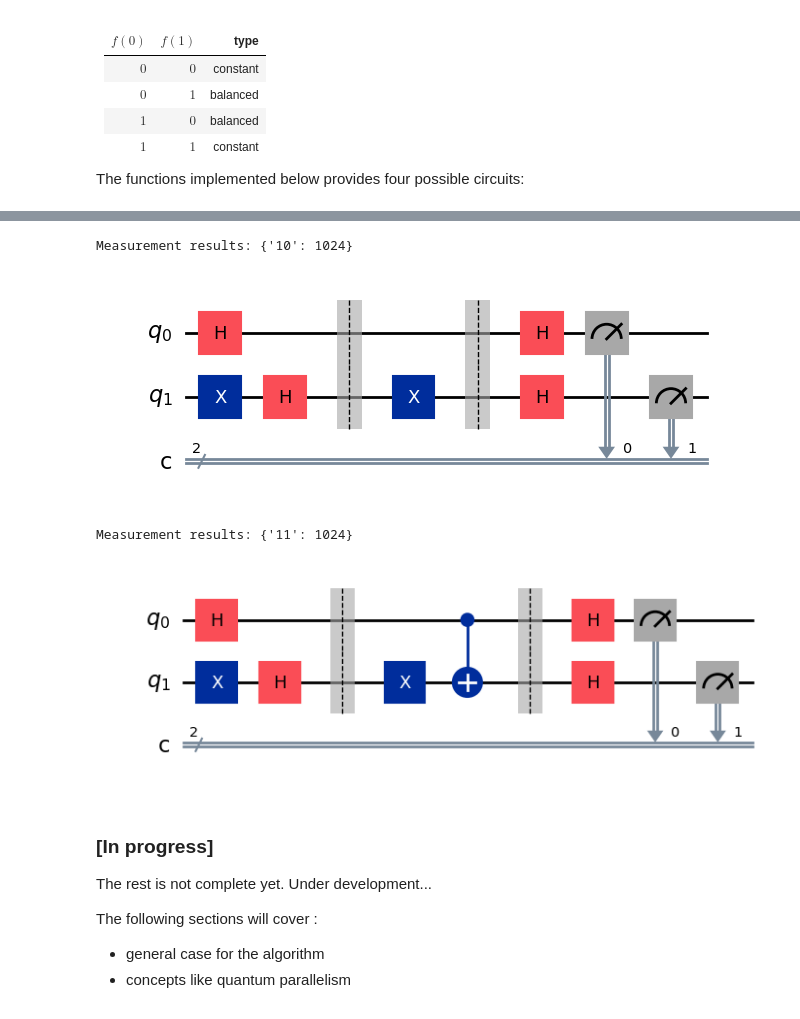
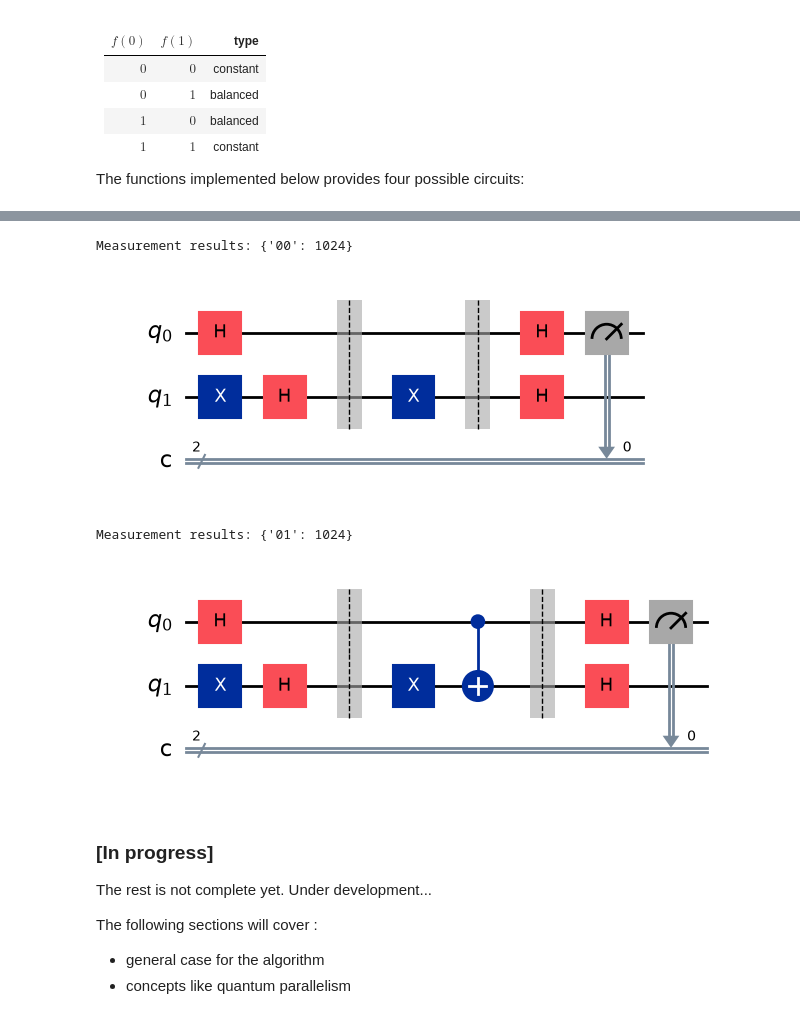
Before and after one commit to afshinamighi/teaching, a Jupyter notebook: qcomputing/qc_lesson_04.ipynb, the cells around one changed output, grey strips where cells are left out. Saved outputs shown, nothing was run; the diff lists cells and outputs as text; code cells hidden in the pictures.

```diff
--- a/qcomputing/qc_lesson_04.ipynb
+++ b/qcomputing/qc_lesson_04.ipynb
@@ -240,7 +240,7 @@ def Deutsch_Circuit(deutch_qc, oracle):
     deutch_qc.h(0) # transform input into basis state
     deutch_qc.h(1) # transform auxiliary into basis state
     deutch_qc.measure(0, 0)  # Measure qubit 0 and store in classical bit 0
-    deutch_qc.measure(1, 1)  # Measure qubit 1 and store in classical bit 1
+#    deutch_qc.measure(1, 1)  # Measure qubit 1 and store in classical bit 1
 
 
 def Deutch_Run(circuit):
@@ -251,18 +251,18 @@ def Deutch_Run(circuit):
 # %%
 # Experiment 1: Constant function
 
 qc = QuantumCircuit(2,2)
 Deutsch_Circuit(qc,oracle_11)
 result = Deutch_Run(qc)
 
 # Get the counts (frequency of measurement outcomes)
 counts = result.get_counts()
 # Print the measurement results
 print("Measurement results:", counts)
-qc.draw("mpl")
+qc.draw("mpl", reverse_bits=False)
 # %% [output]
-Measurement results: {'10': 1024}
+Measurement results: {'00': 1024}
-[figure, old version]
+[figure, new version]
 # %%
 # Experiment 2: Balanced function
 
@@ -276,8 +276,8 @@ counts = result.get_counts()
 print("Measurement results:", counts)
 qc.draw("mpl")
 # %% [output]
-Measurement results: {'11': 1024}
+Measurement results: {'01': 1024}
-[figure, old version]
+[figure, new version]
 # %% [markdown]
 ### [In progress]
 
```
Also changed, not shown: parts of 2 cells of this notebook.
